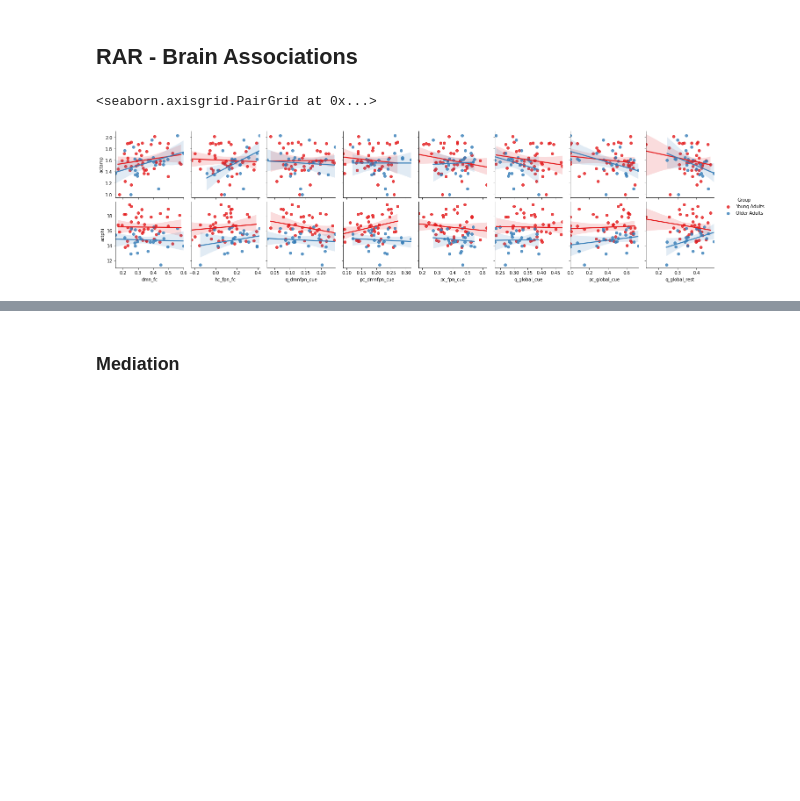
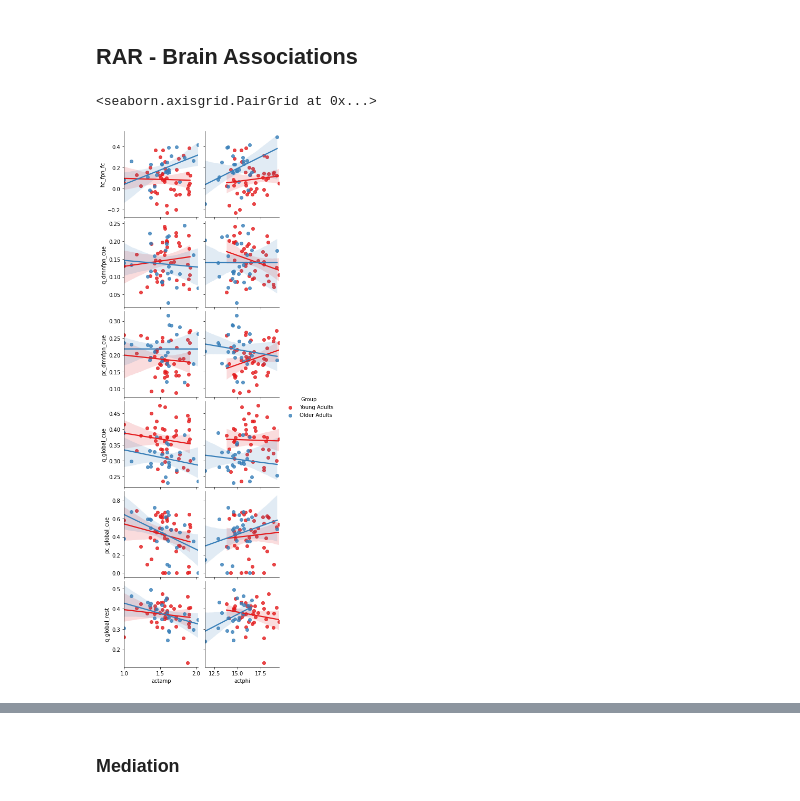
Before and after one commit to mcmahonmc/dissertation, a Jupyter notebook: Statistics.ipynb, the cells around one changed output, grey strips where cells are left out. Cells and saved outputs as stored; diff of their text form; code cells hidden in the pictures; blank space fills up the shorter version.

```diff
--- a/Statistics.ipynb
+++ b/Statistics.ipynb
@@ -57,10 +57,10 @@ Set the environment variable OUTDATED_IGNORE=1 to disable these warnings.
 ## Data quality <a id='qa'></a>
 # %%
 print(df.shape)
-df = df.dropna(subset=['acc_mean_test'])
+df = df.dropna(subset=['acc_test_mean'])
 print(df.shape)
-df = df[(df['acc_mean_learning'] > 0.33)]
+# df = df[(df['acc_learning'] > 0.33)]
+# print(df.shape)
+df = df[(df['acc_test_mean'] > 0.56)]
 print(df.shape)
-df = df[(df['acc_mean_test'] > 0.56)]
-print(df.shape)
 # %% [output]
@@ -1122,8 +1142,8 @@ Notes:
 ## RAR - Brain Associations
 # %%
 sns.set_palette('Set1')
-sns.pairplot(data=df, y_vars=['actamp', 'actphi'],
-             x_vars=['dmn_fc', 'hc_fpn_fc', 'q_dmnfpn_cue', 'pc_dmnfpn_cue', 'pc_fpn_cue', 'q_global_cue', 'pc_global_cue', 'q_global_rest'], hue='Group', kind='reg')
+sns.pairplot(data=df, x_vars=['actamp', 'actphi'],
+             y_vars=['hc_fpn_fc', 'q_dmnfpn_cue', 'pc_dmnfpn_cue', 'q_global_cue', 'pc_global_cue', 'q_global_rest'], hue='Group', kind='reg')
 # %% [output]
 <seaborn.axisgrid.PairGrid at 0x...>
-[figure, old version]
+[figure, new version]
```
Also changed, not shown: parts of 155 cells of this notebook, 22 other files.
